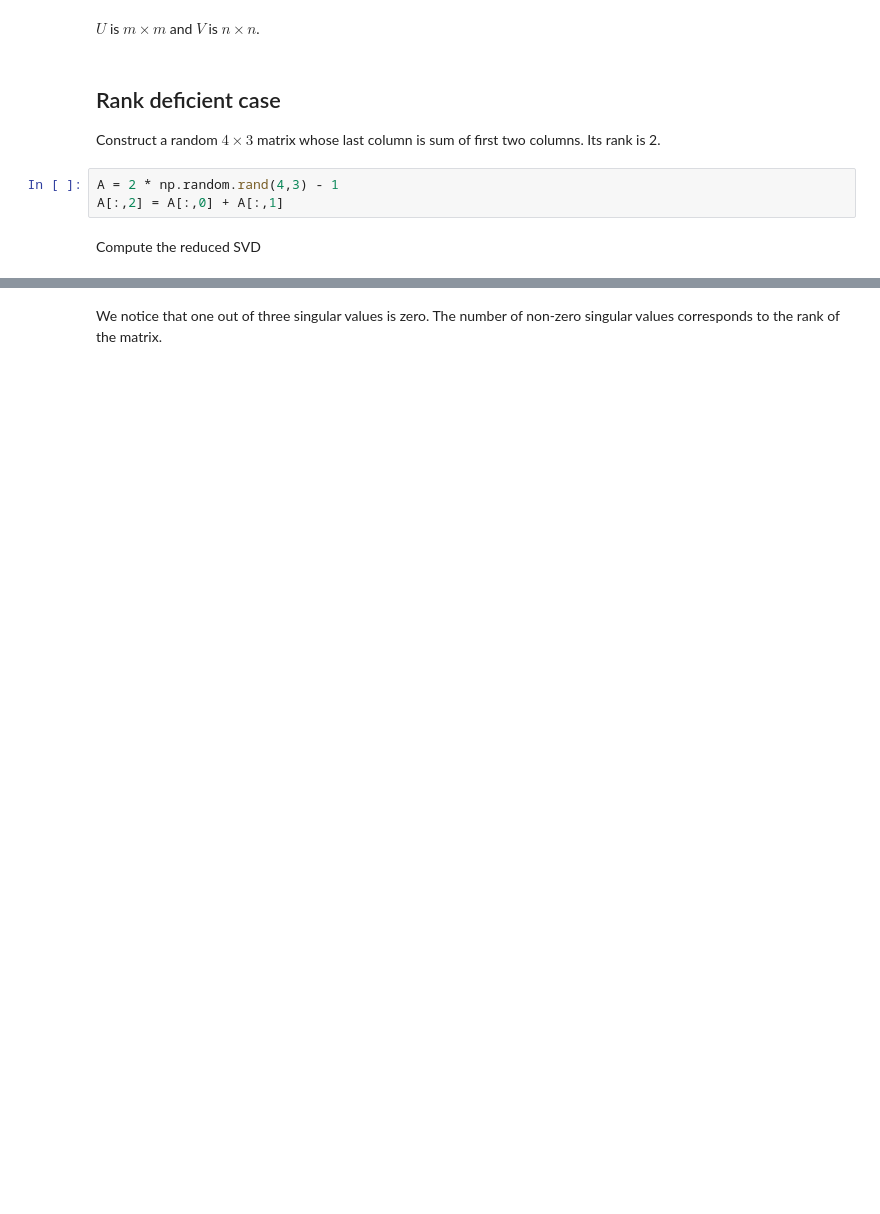
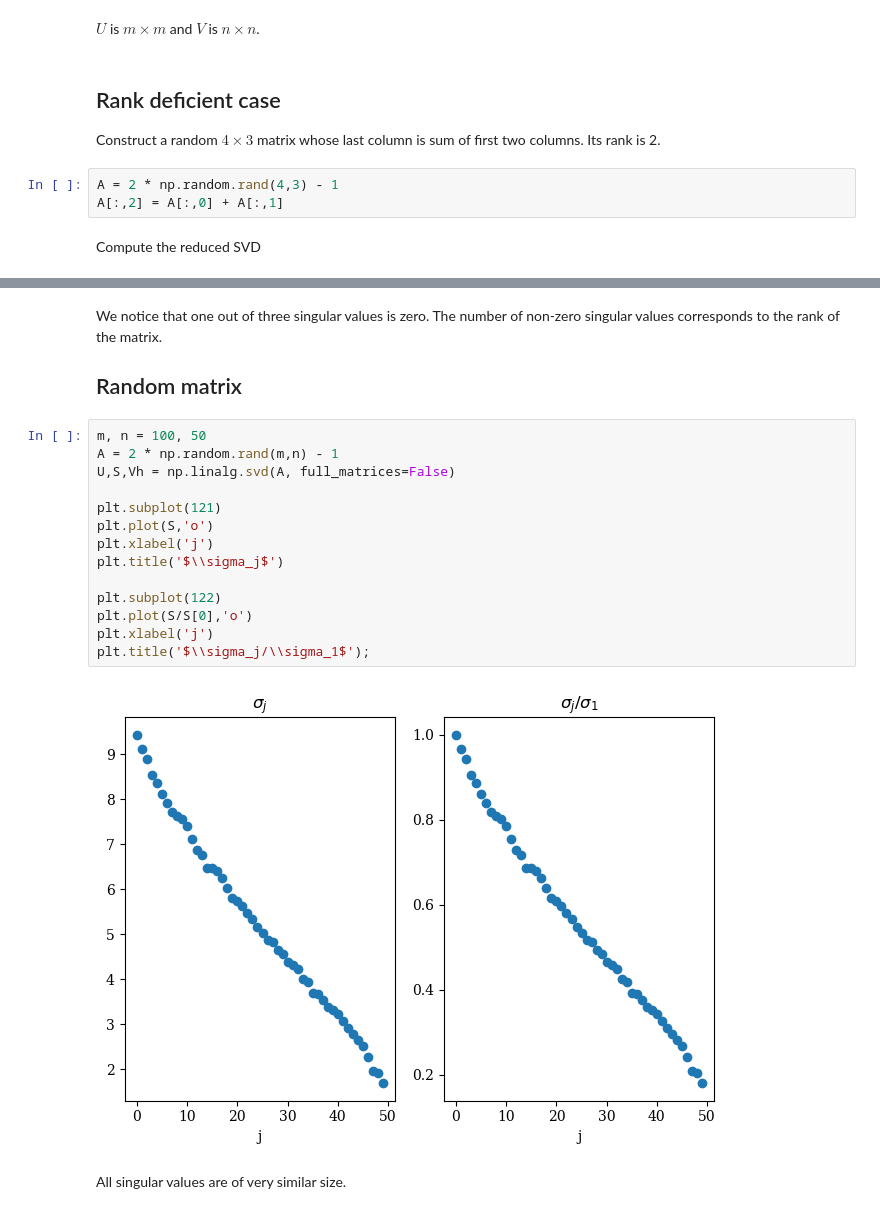
Before and after one commit to cpraveen/nla, a Jupyter notebook: src/svd.ipynb, the cells around one changed output, grey strips where cells are left out. Drawn from its saved outputs; the diff is of its cells as text; blank space fills up the shorter version.

```diff
--- a/src/svd.ipynb
+++ b/src/svd.ipynb
@@ -112,2 +113,22 @@ V =
 # %% [markdown]
 We notice that one out of three singular values is zero. The number of non-zero singular values corresponds to the rank of the matrix.
+
+## Random matrix
+# %%
+m, n = 100, 50
+A = 2 * np.random.rand(m,n) - 1
+U,S,Vh = np.linalg.svd(A, full_matrices=False)
+
+plt.subplot(121)
+plt.plot(S,'o')
+plt.xlabel('j')
+plt.title('$\\sigma_j$')
+
+plt.subplot(122)
+plt.plot(S/S[0],'o')
+plt.xlabel('j')
+plt.title('$\\sigma_j/\\sigma_1$');
+# %% [output]
+[figure, added]
+# %% [markdown]
+All singular values are of very similar size.
```
Also changed, not shown: parts of 4 cells of this notebook, 4 other files.
